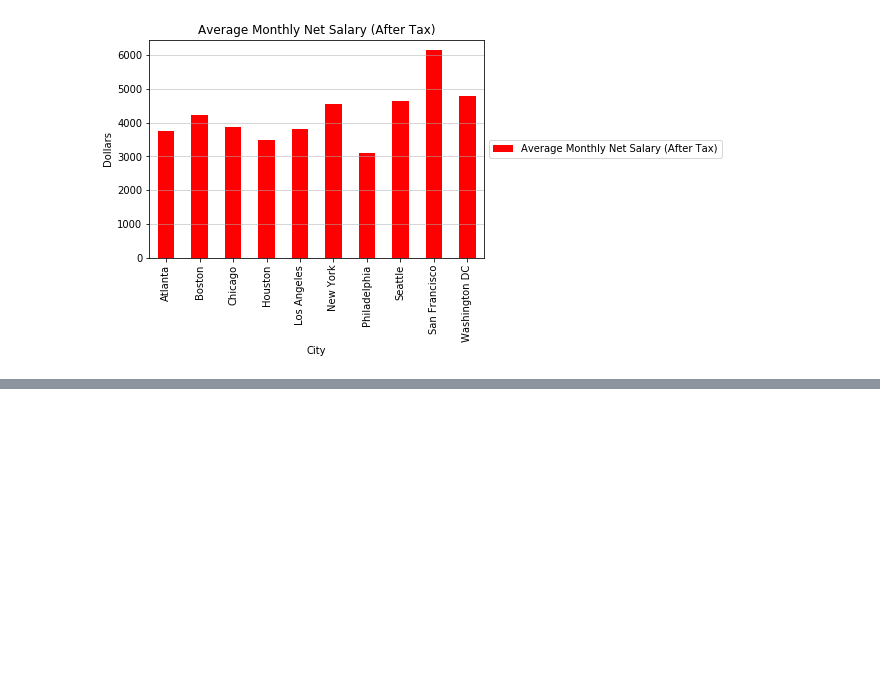
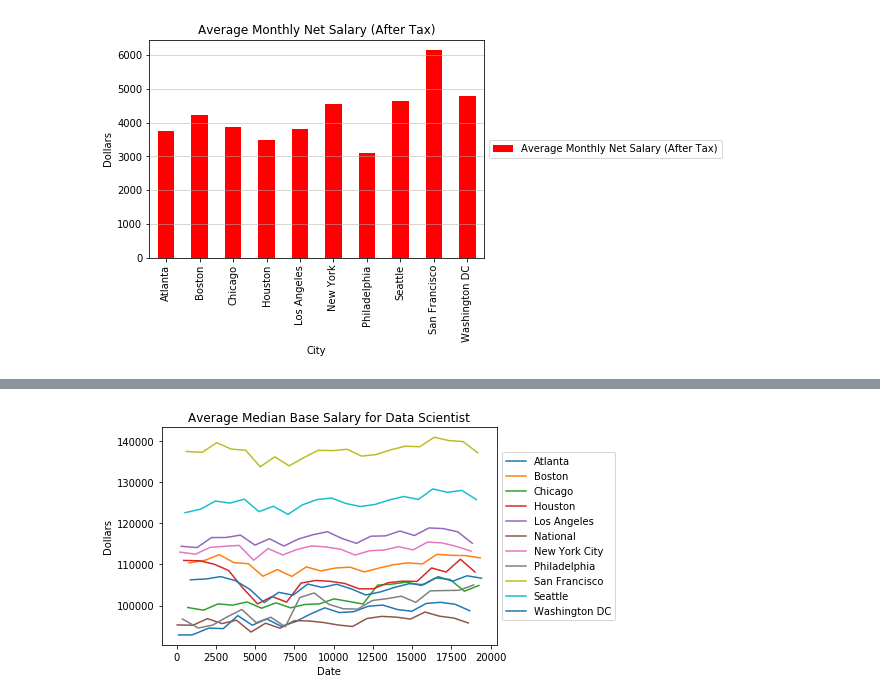
Before and after one commit to cinhui/project_one, a Jupyter notebook: data_exploration_cost_of_living.ipynb, the cells around one changed output, grey strips where cells are left out. Cells and saved outputs as stored; diff of their text form; code cells hidden in the pictures; blank space fills up the shorter version.

Commit message:
created some initial graphs

```diff
--- a/data_exploration_cost_of_living.ipynb
+++ b/data_exploration_cost_of_living.ipynb
@@ -28 +8,4 @@ Index(['Meal, Inexpensive Restaurant ',
+# %%
+glassdoor_job_title_df = pd.read_csv("./glassdoor_job_title_data.csv",
+                                encoding="utf-8")
 # %%
@@ -62,0 +95,16 @@ plt.show()
+# %%
+#timeseries for <job title> and <location>
+job_interest = "Data Scientist"
+job_df = glassdoor_job_title_df[glassdoor_job_title_df['Dimension']==job_interest]
+job_df_group = job_df.groupby(["Metro"])['Value']
+job_df_group.plot(x="Month")
+
+#xlabels = job_df['Month'].values
+
+plt.legend(loc='center left', bbox_to_anchor=(1, 0.5))
+plt.xlabel("Date")
+plt.ylabel("Dollars")
+plt.title("Average Median Base Salary for {0}".format(job_interest))
+plt.show()
+# %% [output]
+[figure, added]
```
Also changed, not shown: parts of 11 cells of this notebook.
